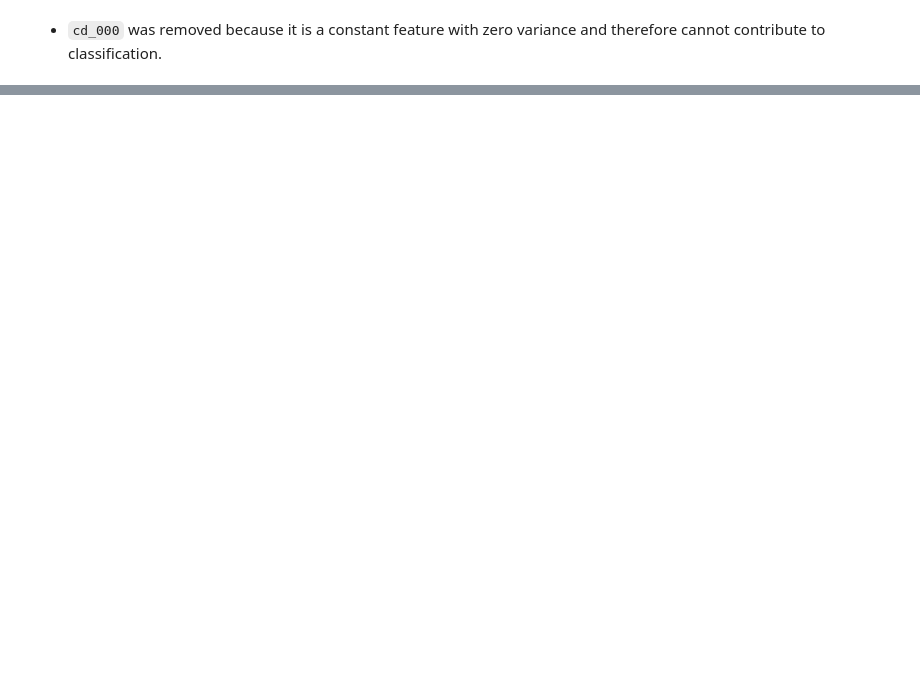
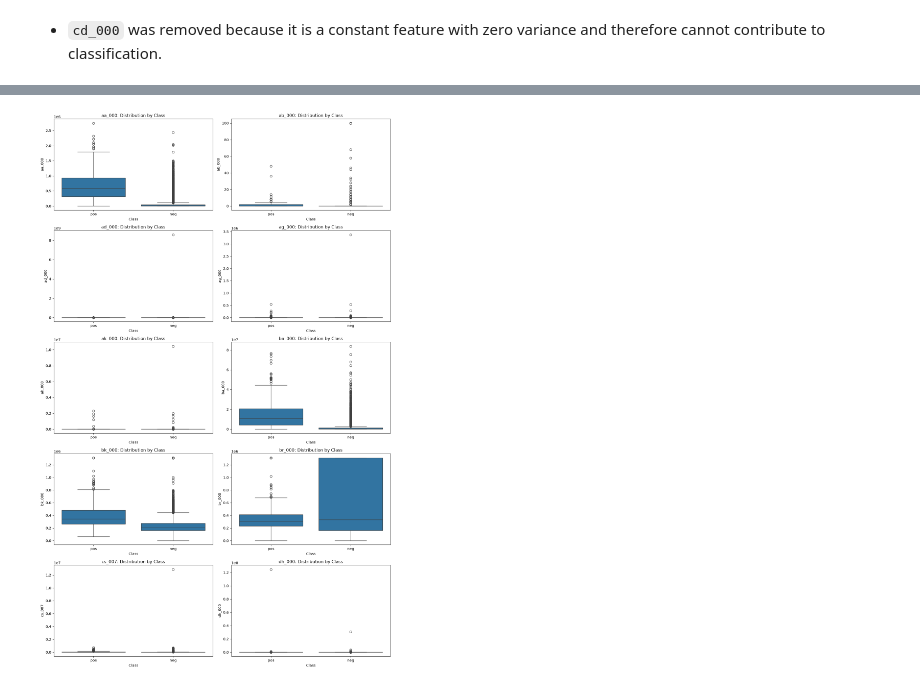
Before and after one commit to shubhamaware18/Live-Air-Pressure-Sensor, a Jupyter notebook: EDA.ipynb, the cells around one changed output, grey strips where cells are left out. Cells and saved outputs as stored; diff of their text form; code cells hidden in the pictures; blank space fills up the shorter version.

```diff
--- a/EDA.ipynb
+++ b/EDA.ipynb
@@ -790,0 +1245,25 @@ plt.show()
+# %%
+# Motive: Compare selected sensor distributions between negative and positive target classes to inspect class separation.
+fig, axes = plt.subplots(
+    nrows=5,
+    ncols=2,
+    figsize=(14, 22)
+)
+
+for ax, feature in zip(axes.flatten(), selected_features):
+
+    sns.boxplot(
+        data=df,
+        x="class",
+        y=feature,
+        ax=ax
+    )
+
+    ax.set_title(f"{feature}: Distribution by Class")
+    ax.set_xlabel("Class")
+    ax.set_ylabel(feature)
+
+plt.tight_layout()
+plt.show()
+# %% [output]
+[figure, added]
```
Also changed, not shown: parts of 173 cells of this notebook.
